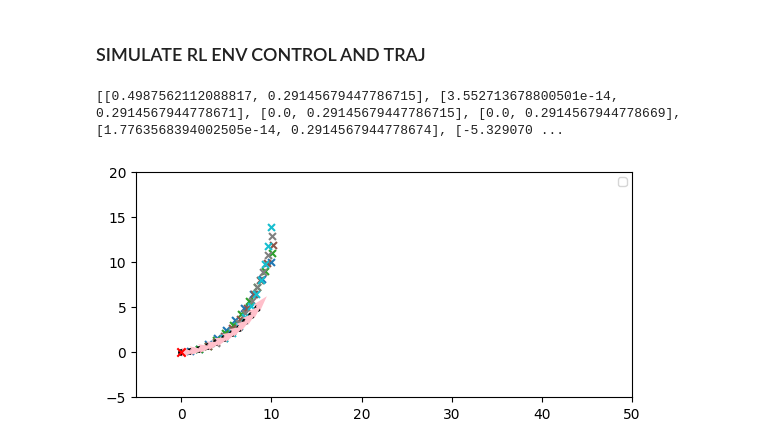
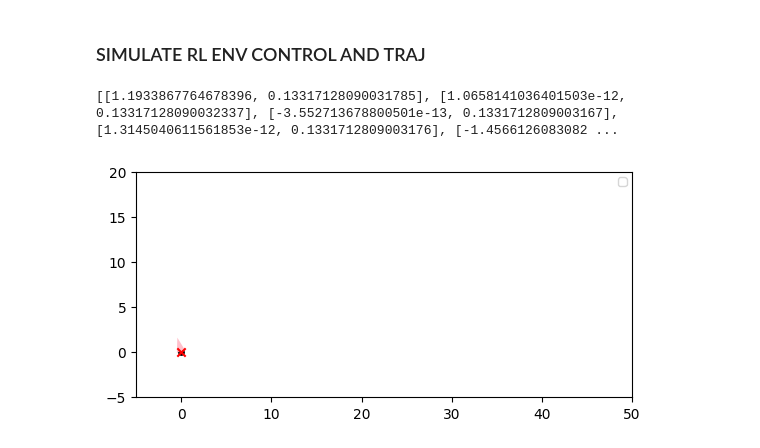
Before and after one commit to Victorbares/PufferDrive, a Jupyter notebook: debile.ipynb, the cells around one changed output. Drawn from its saved outputs; the diff is of its cells as text; code cells hidden in the pictures.

```diff
--- a/debile.ipynb
+++ b/debile.ipynb
@@ -468,30 +522,28 @@ def simulate_agent_control(current_pos, waypoints, num_waypoints, speed_init, ti
 # Temporal succession of control and steps
 num_waypoints = 10
 t_values = np.linspace(0, num_waypoints/10, num_waypoints + 1)
-veh_speed = 10
 USE_LOOKAHEAD = False
 
 controlled_waypoints = []
 pred_trajectories = []
-current_pos = 0, 0, 0, veh_speed, 0  # x, y, heading, vx, vy
+veh_speed = 26.1263924
+current_pos = 73.2060547, -206.453125, 1.82876945, -6.6878562, 25.255909  # x, y, heading, vx, vy
 chosen_actions = []
 # Simulate 5 actions with same trajectory predicted
 headings = []
 headings.append(current_pos[2])
 for i in range(10):
 
-    coeffs_longi = [random.uniform(-1, 1) for _ in range(4)]
-    coeffs_longi[0] = 0.0 # c3
-    coeffs_longi[1] = 0.0 # c2
-    coeffs_longi[2] = veh_speed # c1
-    coeffs_longi[3] = 0 # c0
+    coeffs_longi = [random.uniform(-1, 1) for _ in range(3)]
+    coeffs_longi[0] = 0.0 # c2
+    coeffs_longi[1] = veh_speed # c1
+    coeffs_longi[2] = 0 # c0
 
 
-    coeffs_lat = [random.uniform(-1, 1) for _ in range(4)]
-    coeffs_lat[0] *= 0
-    coeffs_lat[1] = 10.0 # c2 10
-    coeffs_lat[2] = 0 # c1 3
-    coeffs_lat[3] *= 0 # c0
+    coeffs_lat = [random.uniform(-1, 1) for _ in range(3)]
+    coeffs_lat[0] = 5.0 # c2 10
+    coeffs_lat[1] = 2.0 # c1 3
+    coeffs_lat[2] *= 0 # c0
 
     # max_longi_acc = 3 - 1 * abs(coeffs_lat[1])
     # coeffs_longi[1] = np.clip(coeffs_longi[1], -max_longi_acc, max_longi_acc)
@@ -531,32 +583,32 @@ colors = plt.cm.tab10(np.linspace(0, 1, 5))  # 5 distinct colors from the "tab10
 print(chosen_actions)
 for i in range(5):
     plt.scatter(pred_trajectories[i][:, 0], pred_trajectories[i][:, 1],
                 color=colors[i], marker='x', s=25)
     # plt.text(pred_trajectories[i][:, 0][9], pred_trajectories[i][:, 1][9], str(i), fontsize=10, color='red')
 
 
 controlled_waypoints = np.array(controlled_waypoints)
 controlled_waypoints = np.vstack(([0, 0], controlled_waypoints))
 
 plt.scatter(controlled_waypoints[:, 0], controlled_waypoints[:, 1], c='black', marker='o', s=15.0)
 
 # Plot headings as arrows (unit vectors from angle in radians)
 headings = np.array(headings)  # assuming same length as controlled_waypoints
 dx = np.cos(headings)
 dy = np.sin(headings)
 
 plt.quiver(controlled_waypoints[:, 0], controlled_waypoints[:, 1],
            dx, dy, angles='xy', scale_units='xy', scale=0.6, color='pink')
 # print(control_actions)
 # --- Keep (0,0) at the center ---
 max_range = np.max(np.abs(local_waypoints))
 plt.xlim(-5, 50)
 plt.ylim(-5, 20)
 plt.gca().set_aspect('equal', adjustable='box')
 # plt.axis("equal")
 plt.scatter(0, 0, c='red', marker='x')
 plt.legend(fontsize=8, loc="best")
 plt.show()
 # %% [output]
-[[0.4987562112088817, 0.29145679447786715], [3.552713678800501e-14, 0.2914567944778671], [0.0, 0.29145679447786715], [0.0, 0.2914567944778669], [1.7763568394002505e-14, 0.2914567944778674], [-5.329070 ...
+[[1.1933867764678396, 0.13317128090031785], [1.0658141036401503e-12, 0.13317128090032337], [-3.552713678800501e-13, 0.1331712809003167], [1.3145040611561853e-12, 0.1331712809003176], [-1.4566126083082 ...
-[figure, old version]
+[figure, new version]
```
Also changed, not shown: parts of 13 cells of this notebook, 3 other files.
